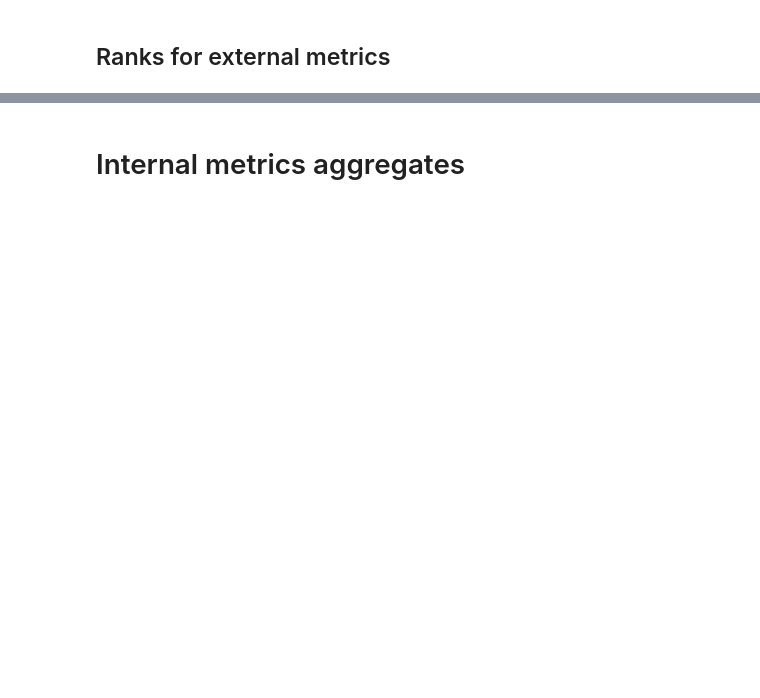
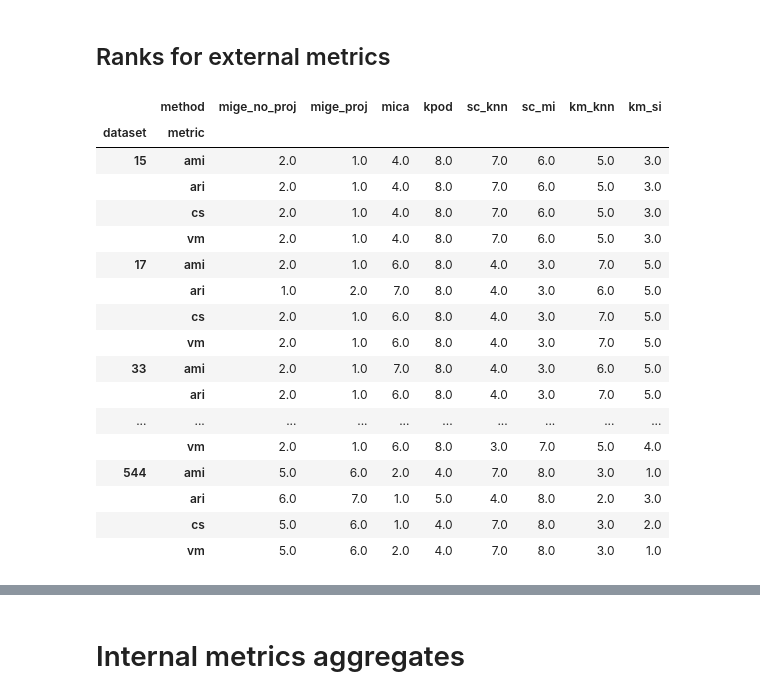
Before and after one commit to simonetome/fusemix, a Jupyter notebook: test_src/notebooks/analyze_simulation.ipynb, the cells around one changed output, grey strips where cells are left out. Saved outputs shown, nothing was run; the diff lists cells and outputs as text; code cells hidden in the pictures; blank space fills up the shorter version.

```diff
--- a/test_src/notebooks/analyze_simulation.ipynb
+++ b/test_src/notebooks/analyze_simulation.ipynb
@@ -45,6 +45,9 @@ configs = list(product(
 # %%
 TESTED_METHODS = [
         'mige_no_proj',
+        'mige_proj',
+        #'mige_no_proj_mutual',
+        #'mige_proj_mutual',
         'mica',
         'kpod',
         'sc_knn',
@@ -161,5 +164,26 @@ combined_external_means.head(5)
 # %% [markdown]
 ## Ranks for external metrics
+# %%
+combined_external_means['value'][TESTED_METHODS].rank(axis = 'columns', ascending = False)
+# %% [output]
+|  | method | mige_no_proj | mige_proj | mica | kpod | sc_knn | sc_mi | km_knn | km_si |
+| dataset | metric |  |  |  |  |  |  |  |  |
+| 15 | ami | 2.0 | 1.0 | 4.0 | 8.0 | 7.0 | 6.0 | 5.0 | 3.0 |
+|  | ari | 2.0 | 1.0 | 4.0 | 8.0 | 7.0 | 6.0 | 5.0 | 3.0 |
+|  | cs | 2.0 | 1.0 | 4.0 | 8.0 | 7.0 | 6.0 | 5.0 | 3.0 |
+|  | vm | 2.0 | 1.0 | 4.0 | 8.0 | 7.0 | 6.0 | 5.0 | 3.0 |
+| 17 | ami | 2.0 | 1.0 | 6.0 | 8.0 | 4.0 | 3.0 | 7.0 | 5.0 |
+|  | ari | 1.0 | 2.0 | 7.0 | 8.0 | 4.0 | 3.0 | 6.0 | 5.0 |
+|  | cs | 2.0 | 1.0 | 6.0 | 8.0 | 4.0 | 3.0 | 7.0 | 5.0 |
+|  | vm | 2.0 | 1.0 | 6.0 | 8.0 | 4.0 | 3.0 | 7.0 | 5.0 |
+| 33 | ami | 2.0 | 1.0 | 7.0 | 8.0 | 4.0 | 3.0 | 6.0 | 5.0 |
+|  | ari | 2.0 | 1.0 | 6.0 | 8.0 | 4.0 | 3.0 | 7.0 | 5.0 |
+| ... | ... | ... | ... | ... | ... | ... | ... | ... | ... |
+|  | vm | 2.0 | 1.0 | 6.0 | 8.0 | 3.0 | 7.0 | 5.0 | 4.0 |
+| 544 | ami | 5.0 | 6.0 | 2.0 | 4.0 | 7.0 | 8.0 | 3.0 | 1.0 |
+|  | ari | 6.0 | 7.0 | 1.0 | 5.0 | 4.0 | 8.0 | 2.0 | 3.0 |
+|  | cs | 5.0 | 6.0 | 1.0 | 4.0 | 7.0 | 8.0 | 3.0 | 2.0 |
+|  | vm | 5.0 | 6.0 | 2.0 | 4.0 | 7.0 | 8.0 | 3.0 | 1.0 |
 # %%
 # Calculate average rank for each method
 combined_external_means['value'][TESTED_METHODS].rank(axis = 'columns', ascending = False).mean(axis=0)
```
Also changed, not shown: parts of 20 cells of this notebook, 58 other files.
